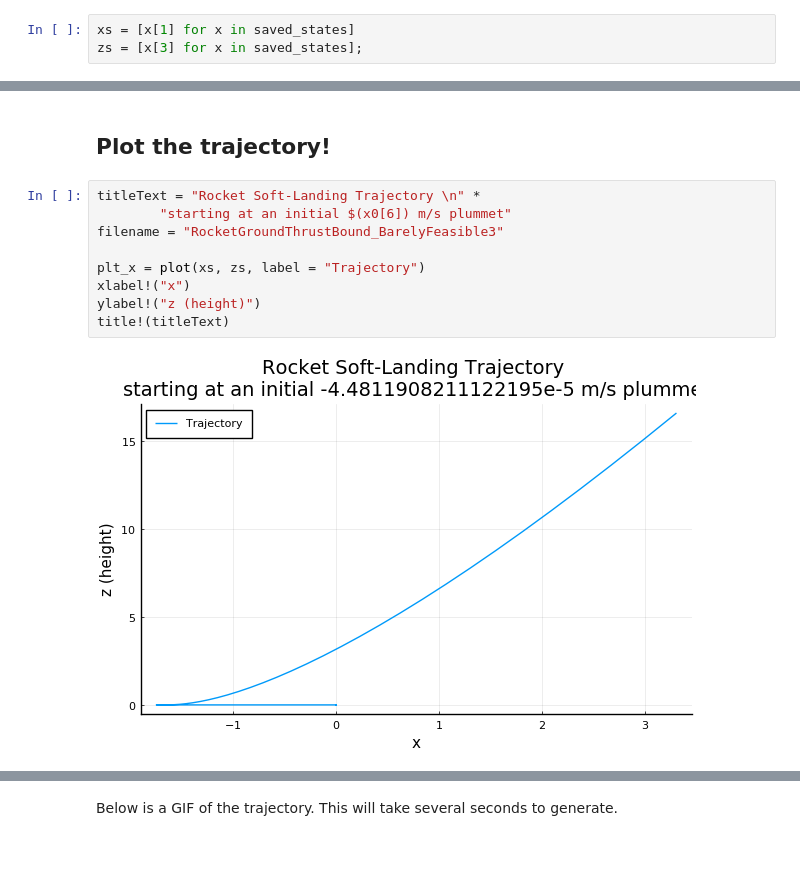
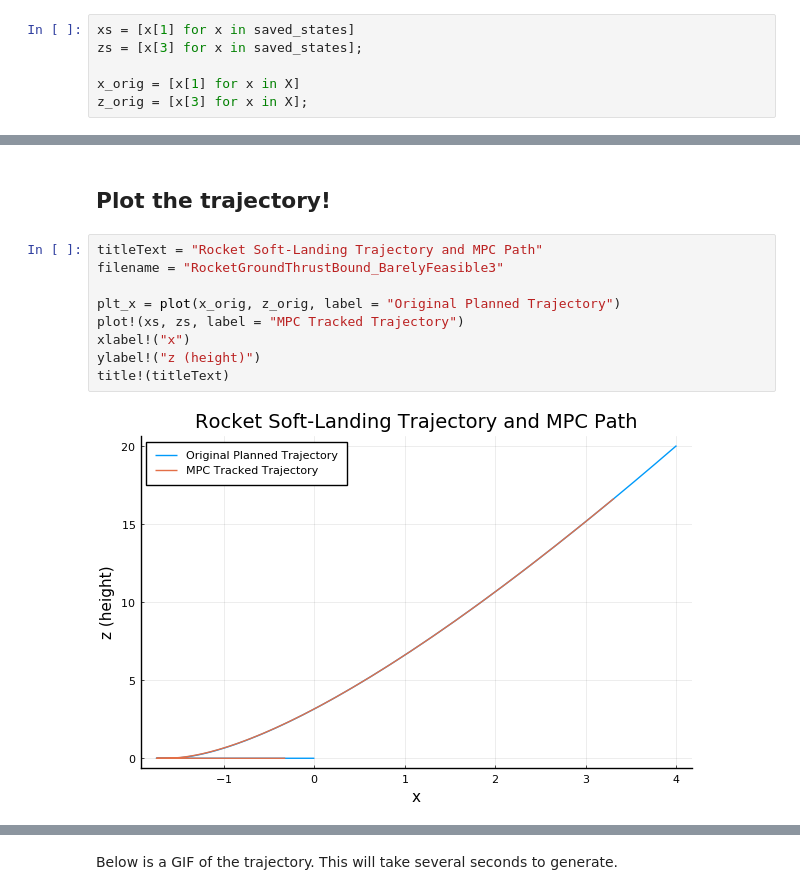
Before and after one commit to RoboticExplorationLab/altro-mpc-icra2021, a Jupyter notebook: benchmarks/rocket_landing/RocketLandingMPC.ipynb, the cells around one changed output, grey strips where cells are left out. Cells and saved outputs as stored; diff of their text form; blank space fills up the shorter version.

```diff
--- a/benchmarks/rocket_landing/RocketLandingMPC.ipynb
+++ b/benchmarks/rocket_landing/RocketLandingMPC.ipynb
@@ -446,3 +561,6 @@ Currently at time 0.38048387096774194 remaining and 8.297062949280962e-5 away.
 # %%
 xs = [x[1] for x in saved_states]
 zs = [x[3] for x in saved_states];
+
+x_orig = [x[1] for x in X]
+z_orig = [x[3] for x in X];
@@ -467,13 +567,13 @@ zs = [x[3] for x in saved_states];
 # %% [markdown]
 ## Plot the trajectory!
 # %%
-titleText = "Rocket Soft-Landing Trajectory \n" *
-        "starting at an initial $(x0[6]) m/s plummet"
+titleText = "Rocket Soft-Landing Trajectory and MPC Path"
 filename = "RocketGroundThrustBound_BarelyFeasible3"
 
-plt_x = plot(xs, zs, label = "Trajectory")
+plt_x = plot(x_orig, z_orig, label = "Original Planned Trajectory")
+plot!(xs, zs, label = "MPC Tracked Trajectory")
 xlabel!("x")
 ylabel!("z (height)")
 title!(titleText)
 # %% [output]
-[figure, old version]
+[figure, new version]
```
Also changed, not shown: parts of 14 cells of this notebook, 3 other files.
